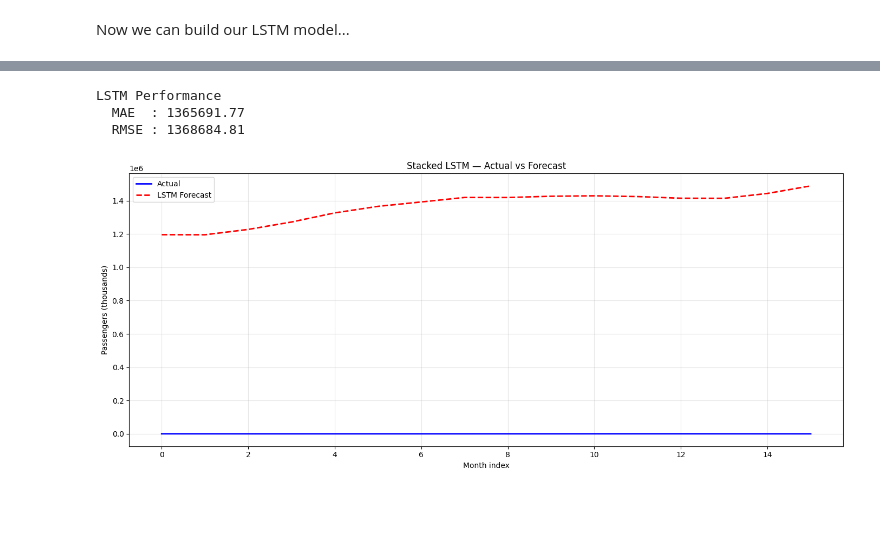
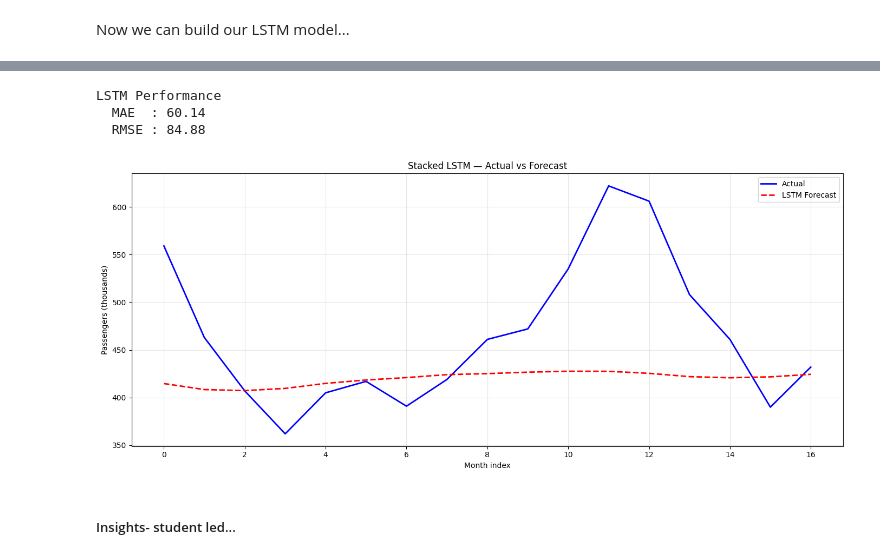
Before and after one commit to WamzMwangi/Advanced_Machine_Learning, a Jupyter notebook: Deep_Neural_Networks/Recurrent Neural Networks/Introduction to Recurrent Neural Networks.ipynb, the cells around one changed output, grey strips where cells are left out. Drawn from its saved outputs; the diff is of its cells as text; code cells hidden in the pictures; blank space fills up the shorter version.

Commit message:
Complete LSTM implementation

```diff
--- a/Deep_Neural_Networks/Recurrent Neural Networks/Introduction to Recurrent Neural Networks.ipynb
+++ b/Deep_Neural_Networks/Recurrent Neural Networks/Introduction to Recurrent Neural Networks.ipynb
@@ -635,0 +672,19 @@ plt.legend()
+# %%
+#implement dropping layers
+
+from tensorflow.keras.models import Sequential
+from tensorflow.keras.layers import LSTM, Dense, Dropout
+from tensorflow.keras.callbacks import EarlyStopping
+
+# Build stacked LSTM
+model = Sequential()
+model.add(LSTM(32, return_sequences=True, input_shape=(X_train.shape[1], 1)))
+model.add(LSTM(32, return_sequences=True))
+model.add(Dropout(0.5))
+model.add(LSTM(32, return_sequences=False))
+model.add(Dense(64,activation='relu'))
+model.add(Dropout(0.5))
+model.add(Dense(1))
+
+model.compile(loss='mean_squared_error', optimizer='adam', metrics=['mae'])
+model.summary()
@@ -635,0 +713,15 @@ plt.legend()
+# %%
+early_stop = EarlyStopping(
+    monitor='val_loss',
+    patience=20,
+    restore_best_weights=True
+)
+
+history = model.fit(
+    X_train, y_train,
+    validation_data=(X_test, y_test),
+    epochs=200,
+    batch_size=16,
+    callbacks=[early_stop],
+    verbose=1
+)
@@ -637,8 +772,6 @@ plt.legend()
 # predict on unseen test data and transform back to original numeric values for evaluation
 test_predict = model.predict(X_test)
 test_predict = scaler.inverse_transform(test_predict)
-y_test_actual = scaler.inverse_transform(y_test.reshape(-1, 1))
-
-test_predict  = np.exp(scaler.inverse_transform(test_predict))
-y_test_actual = np.exp(scaler.inverse_transform(y_test.reshape(-1, 1)))
+y_observed = scaler.inverse_transform(y_test.reshape(-1, 1))
+y_train= scaler.inverse_transform(y_train.reshape(-1, 1))
 # %% [output]
@@ -648,8 +781,8 @@ y_test_actual = np.exp(scaler.inverse_transform(y_test.reshape(-1, 1)))
 from sklearn.metrics import mean_absolute_error, mean_squared_error
 import math
 
-mae  = mean_absolute_error(y_test_actual, test_predict)
-rmse = math.sqrt(mean_squared_error(y_test_actual, test_predict))
+mae  = mean_absolute_error(y_observed, test_predict)
+rmse = math.sqrt(mean_squared_error(y_observed, test_predict))
 
 
 print('LSTM Performance')
@@ -657,19 +790,20 @@ print(f'  MAE  : {mae:.2f}')
 print(f'  RMSE : {rmse:.2f}')
 # %% [output]
 LSTM Performance
-  MAE  : 1365691.77
-  RMSE : 1368684.81
+  MAE  : 60.14
+  RMSE : 84.88
 # %%
 plt.figure(figsize=(14, 6))
-plt.plot(y_test_actual, color='blue',  linewidth=2, label='Actual')
-plt.plot(test_predict,  color='red',   linewidth=2,
-         linestyle='--',               label='LSTM Forecast')
+plt.plot(y_observed, color='blue',linewidth=2, label='Actual')
+plt.plot(test_predict,  color='red',linewidth=2,linestyle='--',label='LSTM Forecast')
 plt.title('Stacked LSTM — Actual vs Forecast')
 plt.xlabel('Month index')
 plt.ylabel('Passengers (thousands)')
 plt.legend()
 plt.grid(True, alpha=0.3)
 plt.tight_layout()
 plt.show()
 # %% [output]
-[figure, old version]
+[figure, new version]
+# %% [markdown]
+##### Insights- student led...
```
Also changed, not shown: parts of 17 cells of this notebook.
